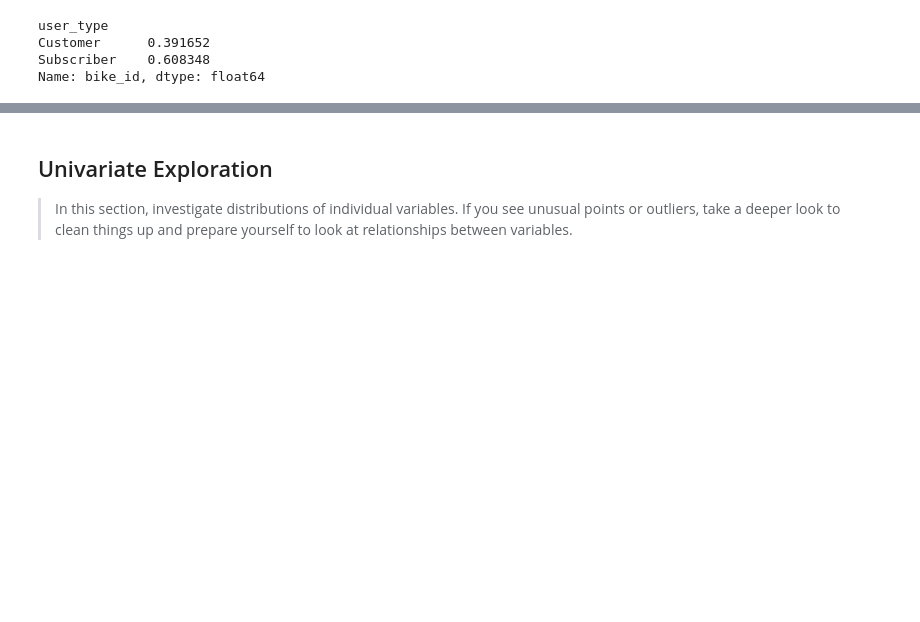
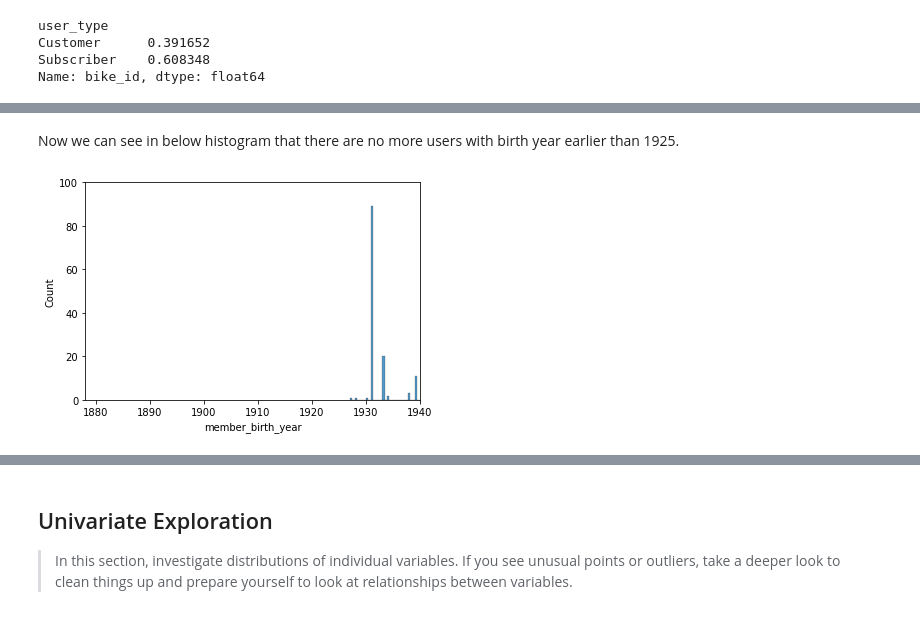
Before and after one commit to fletchersarip93/ford-gobike-data-analysis, a Jupyter notebook: exploration_ford_gobike.ipynb, the cells around one changed output, grey strips where cells are left out. Drawn from its saved outputs; the diff is of its cells as text; code cells hidden in the pictures; blank space fills up the shorter version.

```diff
--- a/exploration_ford_gobike.ipynb
+++ b/exploration_ford_gobike.ipynb
@@ -141,0 +181,17 @@ Conclusion: It is okay to have null member birth year and gender.
+# %%
+idxs = df.member_birth_year < 1925
+old_number_of_nans = df.member_birth_year.isna().sum()
+df.member_birth_year.loc[idxs] = np.NaN
+
+# test
+assert df.member_birth_year.isna().sum() == old_number_of_nans + idxs.sum()
+assert (df.member_birth_year < 1925).sum() == 0
+# %% [markdown]
+Now we can see in below histogram that there are no more users with birth year earlier than 1925.
+# %%
+np.sort(df.member_birth_year.dropna().values)
+sb.histplot(df.member_birth_year)
+plt.xlim(1878, 1940)
+plt.ylim(0, 100);
+# %% [output]
+[figure, added]
```
Also changed, not shown: parts of 96 cells of this notebook.
